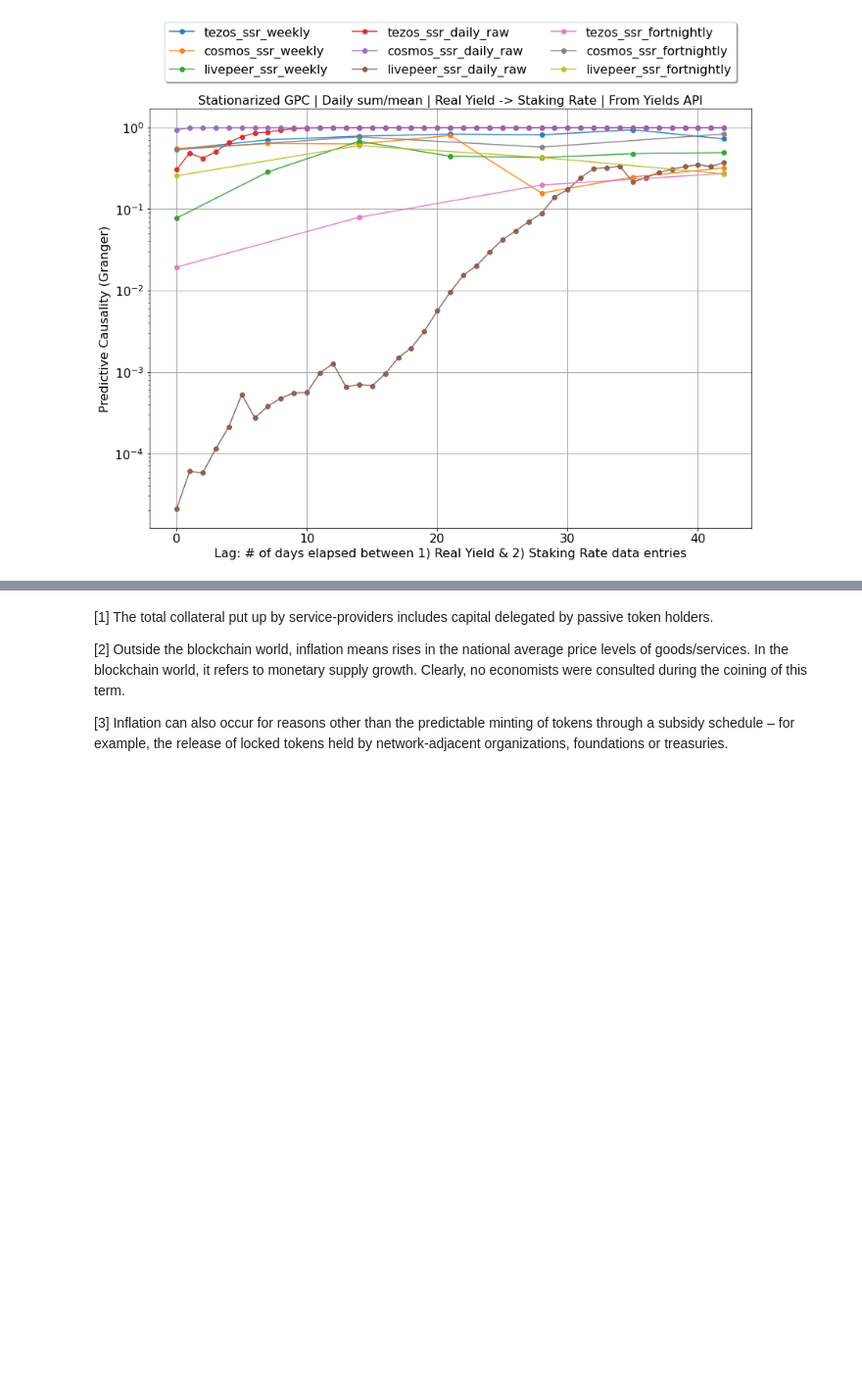
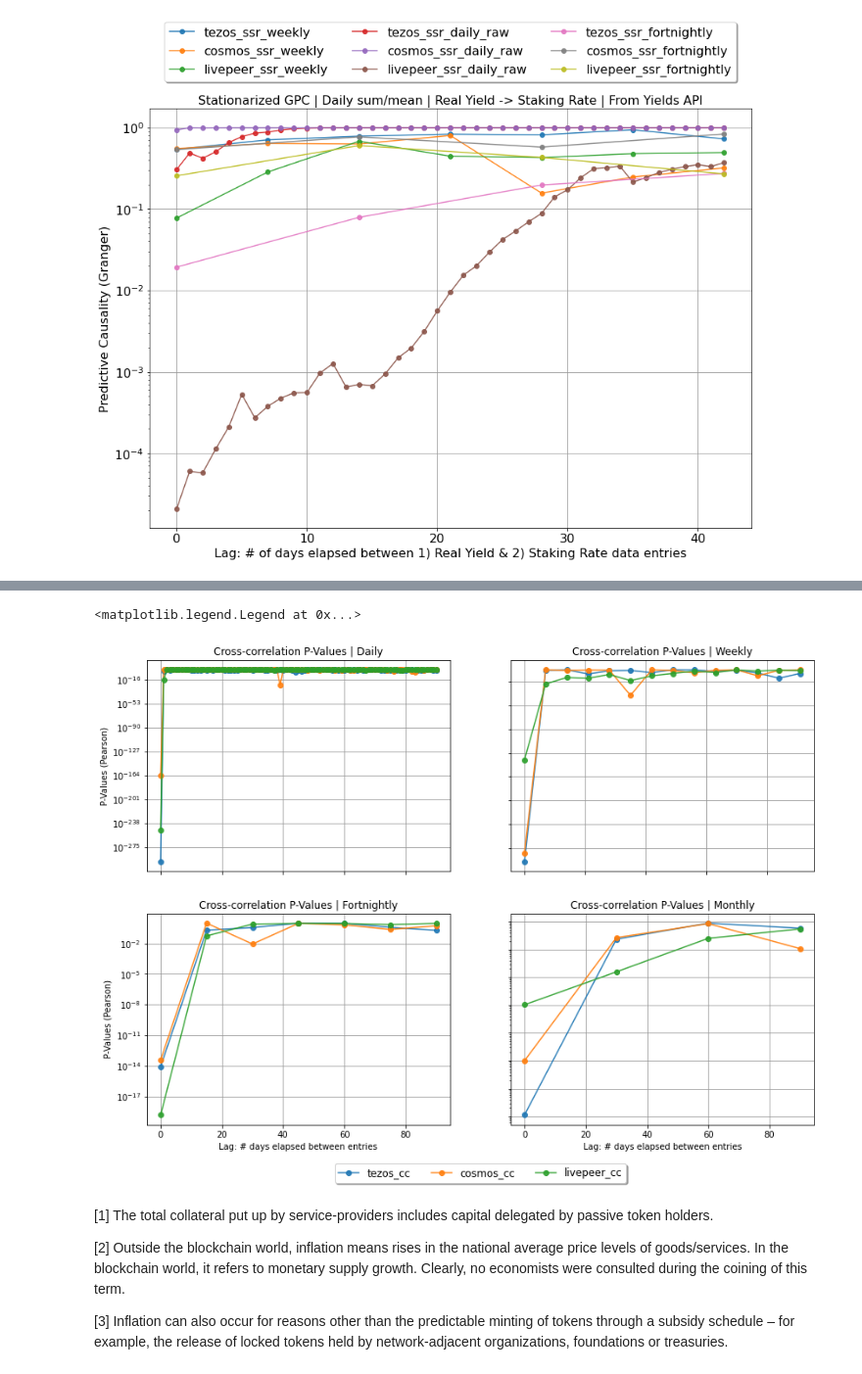
Before and after one commit to arjunhassard/protocol, a Jupyter notebook: data_science_for_parametrization/subsidization_participation_timeseries_analysis.ipynb, the cells around one changed output, grey strips where cells are left out. Shown at 98% size. Cells and saved outputs as stored; diff of their text form; code cells hidden in the pictures; blank space fills up the shorter version.

```diff
--- a/data_science_for_parametrization/subsidization_participation_timeseries_analysis.ipynb
+++ b/data_science_for_parametrization/subsidization_participation_timeseries_analysis.ipynb
@@ -555,3 +705,27 @@ dtype: object
+# %%
+fig, axs = plt.subplots(2, 2)
+for i in pv_d:
+    axs[0, 0].plot(*zip(*sorted(pv_d[i].items())), label = i, alpha=0.9, marker='o')
+    axs[0, 0].set_title('Cross-correlation P-Values | Daily')
+for i in pv_w:
+    axs[0, 1].plot(*zip(*sorted(pv_w[i].items())), label = i, alpha=0.9, marker='o')
+    axs[0, 1].set_title('Cross-correlation P-Values | Weekly')
+for i in pv_fn:
+    axs[1, 0].plot(*zip(*sorted(pv_fn[i].items())), label = i, alpha=0.9, marker='o')
+    axs[1, 0].set_title('Cross-correlation P-Values | Fortnightly')
+for i in pv_m:
+    axs[1, 1].plot(*zip(*sorted(pv_m[i].items())), label = i, alpha=0.9, marker='o')
+    axs[1, 1].set_title('Cross-correlation P-Values | Monthly')
+for ax in axs.flat:
+    ax.set(xlabel='Lag: # days elapsed between entries', ylabel='P-Values (Pearson)')
+    ax.label_outer()
+    ax.grid(b=True, which='major', color='#999999', linestyle='-')
+    ax.set_yscale('log')
+ax.legend(loc='lower center', bbox_to_anchor=(-0.1,-0.3),
+      ncol=3, fancybox=True, shadow=True, fontsize=12)
+# %% [output]
+<matplotlib.legend.Legend at 0x...>
+[figure, added]
 # %% [markdown]
 [1] The total collateral put up by service-providers includes capital delegated by passive token holders.
 
```
Also changed, not shown: parts of 16 cells of this notebook.
